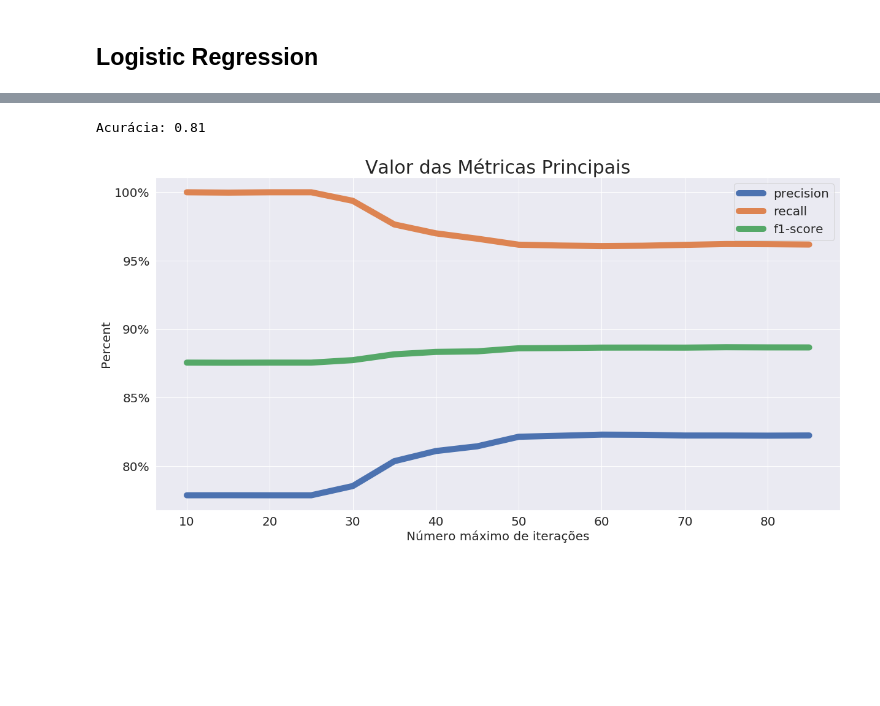
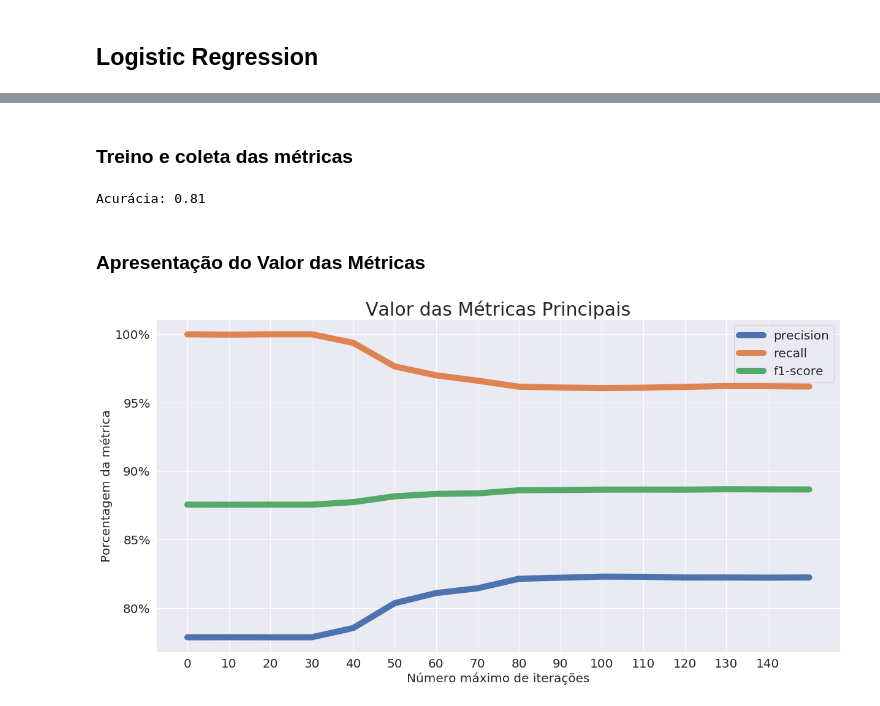
Before and after one commit to Machine-Learning-FGA/default-of-credit-card-clients, a Jupyter notebook: Predição Inadimplência Cartão de Crédito.ipynb, the cells around one changed output, grey strips where cells are left out. Cells and saved outputs as stored; diff of their text form; code cells hidden in the pictures; blank space fills up the shorter version.

Commit message:
Add image for logistic function

```diff
--- a/Predição Inadimplência Cartão de Crédito.ipynb
+++ b/Predição Inadimplência Cartão de Crédito.ipynb
@@ -171,3 +175,5 @@ plt.show()
+# %% [markdown]
+### Treino e coleta das métricas
 # %%
 from sklearn.linear_model import LogisticRegression
 
@@ -188,20 +194,23 @@ for iter_amount in range(0, 160, 10):
 print("Acurácia: {:.2f}".format(lr.score(X_test, y_test)))
 # %% [output]
 Acurácia: 0.81
+# %% [markdown]
+### Apresentação do Valor das Métricas
 # %%
 import matplotlib.pyplot as plt
 import seaborn as sns
 import pandas as pd
 
 df_metrics = pd.DataFrame(data={'precision': precision, 'recall': recall, 'f1-score': f1score})
 
 ax = df_metrics.plot(kind='line', figsize=(20, 10), legend=True, lw=10)
 ax.set_xticklabels(xlabels, fontsize=20)
 ax.set_yticklabels([f'{i}%' for i in range(75, 105, 5)], fontsize=20)
+ax.set_xticks(list(range(15)))
 ax.set_title('Valor das Métricas Principais', fontsize=30)
 ax.set_xlabel('Número máximo de iterações', fontsize=20)
-ax.set_ylabel('Percent', fontsize=20)
+ax.set_ylabel('Porcentagem da métrica', fontsize=20)
 ax.legend(fontsize=20)
 plt.show()
 # %% [output]
-[figure, old version]
+[figure, new version]
```
Also changed, not shown: parts of 2 cells of this notebook.
